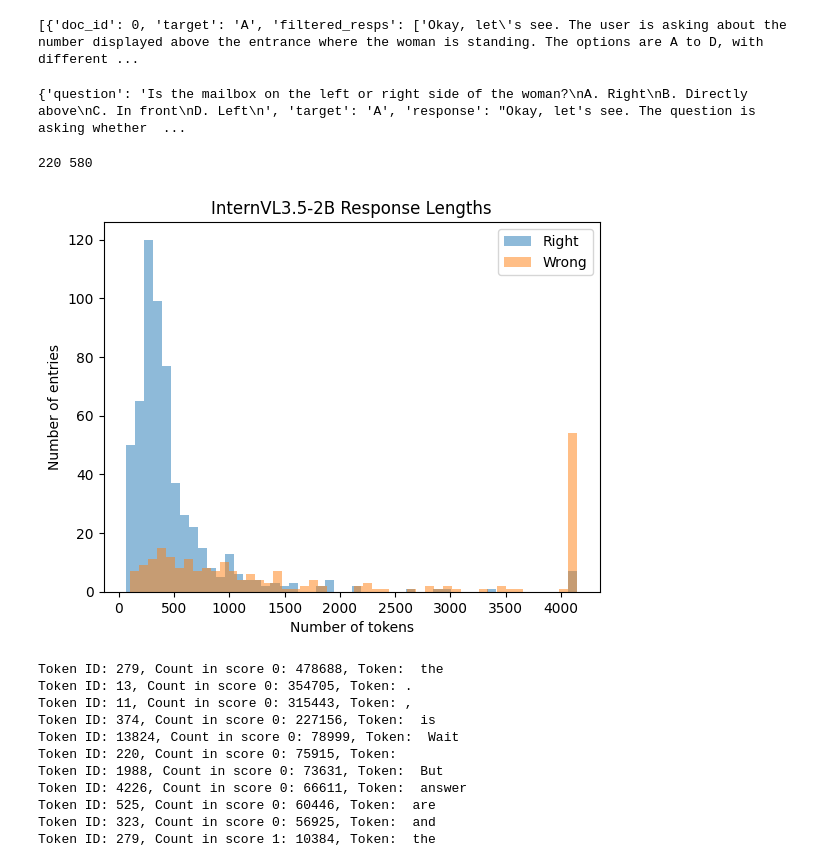
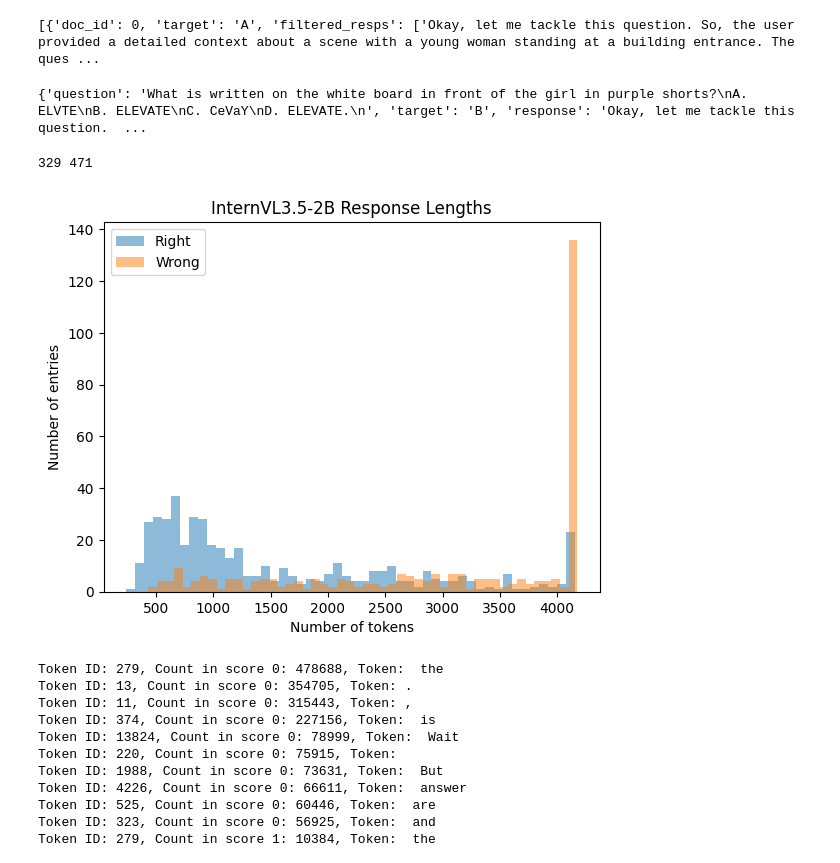
Before and after one commit to ohjoonhee/lmms-eval, a Jupyter notebook: notebooks/qwen3vl_token_anal.ipynb, the cells around one changed output. Cells and saved outputs as stored; diff of their text form; code cells hidden in the pictures.

```diff
--- a/notebooks/qwen3vl_token_anal.ipynb
+++ b/notebooks/qwen3vl_token_anal.ipynb
@@ -2,13 +2,13 @@
 import json
 
 # read jsonl file
-path = "/mnt/ssd/Projects/lmms-eval/outputs/hrbench-qwen3vl-30ba3b-fp8/Qwen__Qwen3-VL-30B-A3B-Thinking-FP8/20251006_013637_samples_hrbench4k.jsonl"
+path = "/mnt/ssd/Projects/lmms-eval/outputs/hrbench-tqa-qwen3vl-8b-thinking/Qwen__Qwen3-VL-8B-Thinking/20251017_155823_samples_hrbench4k_tqa.jsonl"
 with open(path, "r") as f:
     data = [json.loads(line) for line in f]
 
 print(data[:5])  # print first 5 entries
 # %% [output]
-[{'doc_id': 0, 'target': 'A', 'filtered_resps': ['Okay, let\'s see. The user is asking about the number displayed above the entrance where the woman is standing. The options are A to D, with different ...
+[{'doc_id': 0, 'target': 'A', 'filtered_resps': ['Okay, let me tackle this question. So, the user provided a detailed context about a scene with a young woman standing at a building entrance. The ques ...
 # %%
 # Reorganize the data entries
 reorganized_data = {0: [], 1: []}
@@ -24,39 +24,39 @@ for e in data:
 
 print(reorganized_data[0][0])  # print first entry of score 0
 # %% [output]
-{'question': 'Is the mailbox on the left or right side of the woman?\nA. Right\nB. Directly above\nC. In front\nD. Left\n', 'target': 'A', 'response': "Okay, let's see. The question is asking whether  ...
+{'question': 'What is written on the white board in front of the girl in purple shorts?\nA. ELVTE\nB. ELEVATE\nC. CeVaY\nD. ELEVATE.\n', 'target': 'B', 'response': 'Okay, let me tackle this question.  ...
 # %%
 print(len(reorganized_data[0]), len(reorganized_data[1]))  # print lengths of both lists
 # %% [output]
-220 580
+329 471
 # %%
 from transformers import AutoTokenizer
 
-tokenizer = AutoTokenizer.from_pretrained("Qwen/Qwen3-VL-30B-A3B-Thinking-FP8")
+tokenizer = AutoTokenizer.from_pretrained("Qwen/Qwen3-VL-8B-Instruct")
 # draw histogram of lengths
 import matplotlib.pyplot as plt
 
 lengths_0 = []
 lengths_1 = []
 for score in [0, 1]:
     for entry in reorganized_data[score]:
         input_text = entry["question"] + " " + entry["response"]
         tokens = tokenizer(input_text, return_tensors="pt", truncation=True, max_length=8192)
         if score == 0:
             lengths_0.append(tokens.input_ids.shape[1])
         else:
             lengths_1.append(tokens.input_ids.shape[1])
 
 plt.hist(lengths_1, bins=50, alpha=0.5, label="Right")
 plt.hist(lengths_0, bins=50, alpha=0.5, label="Wrong")
 # Make y-axis break
 plt.xlabel("Number of tokens")
 plt.ylabel("Number of entries")
 plt.legend()
 plt.title("InternVL3.5-2B Response Lengths")
 plt.show()
 # %% [output]
-[figure, old version]
+[figure, new version]
 # %%
 # find the most used tokens in each score group
 from collections import Counter
```
Also changed, not shown: 10 other files.
